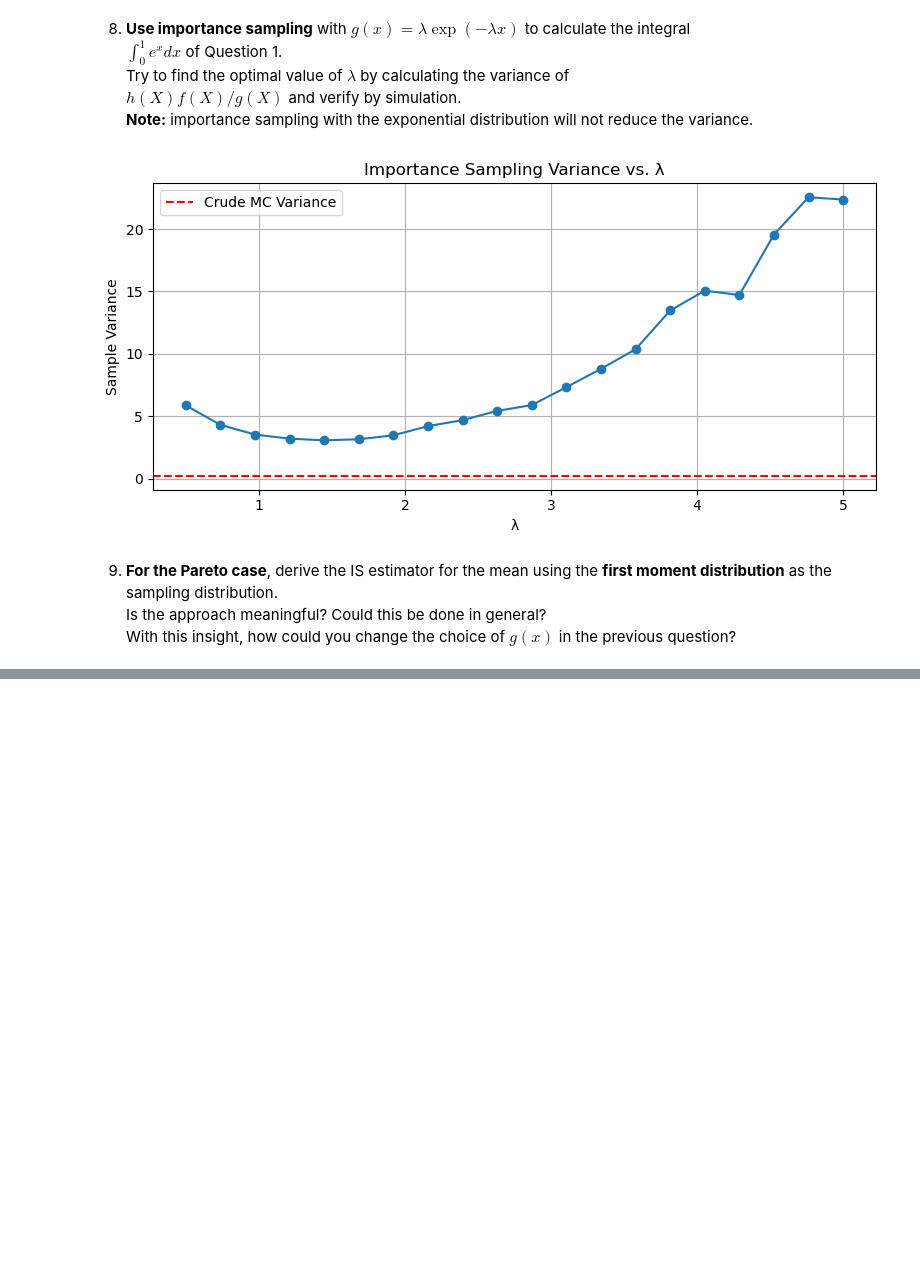
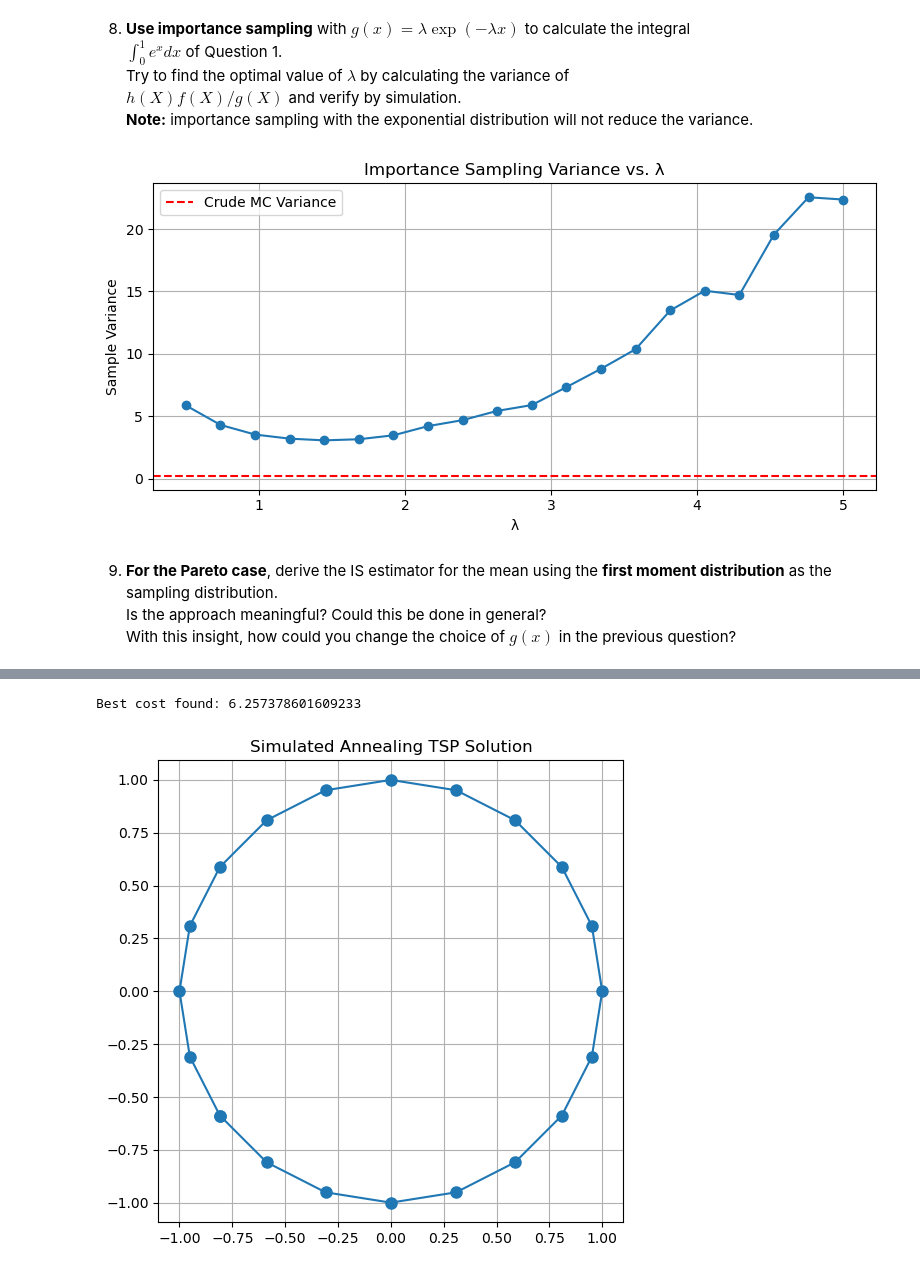
Before and after one commit to rikkeals/Stochastic_Simulation, a Jupyter notebook: Exercises.ipynb, the cells around one changed output, grey strips where cells are left out. Saved outputs shown, nothing was run; the diff lists cells and outputs as text; code cells hidden in the pictures; blank space fills up the shorter version.

```diff
--- a/Exercises.ipynb
+++ b/Exercises.ipynb
@@ -1877,0 +1892,66 @@ plt.show()
+# %%
+import numpy as np
+import matplotlib.pyplot as plt
+from math import sqrt, log
+import random
+
+random.seed(237)
+np.random.seed(237)
+
+
+def euclidean_distance(p1, p2):
+    return np.linalg.norm(p1 - p2)
+
+def total_distance(route, positions):
+    distance = 0
+    for i in range(len(route)):
+        distance += euclidean_distance(positions[route[i]], positions[route[(i + 1) % len(route)]])
+    return distance
+
+def generate_circle_stations(n):
+    angles = np.linspace(0, 2 * np.pi, n, endpoint=False)
+    return np.stack((np.cos(angles), np.sin(angles)), axis=1)
+
+def swap_two(route):
+    i, j = random.sample(range(len(route)), 2)
+    new_route = route.copy()
+    new_route[i], new_route[j] = new_route[j], new_route[i]
+    return new_route
+
+def simulated_annealing(positions, iterations=10000):
+    n = len(positions)
+    current_route = list(np.random.permutation(n))
+    current_cost = total_distance(current_route, positions)
+    best_route, best_cost = current_route[:], current_cost
+
+    for k in range(1, iterations + 1):
+        temperature = 1 / sqrt(1 + k)
+        proposal = swap_two(current_route)
+        proposal_cost = total_distance(proposal, positions)
+        delta = proposal_cost - current_cost
+
+        if delta < 0 or np.random.rand() < np.exp(-delta / temperature):
+            current_route, current_cost = proposal, proposal_cost
+            if current_cost < best_cost:
+                best_route, best_cost = current_route[:], current_cost
+
+    return best_route, best_cost
+
+def plot_route(route, positions):
+    ordered_positions = positions[route + [route[0]]]  # end where it started
+    plt.figure(figsize=(6, 6))
+    plt.plot(ordered_positions[:, 0], ordered_positions[:, 1], 'o-', markersize=8)
+    plt.title('Simulated Annealing TSP Solution')
+    plt.axis('equal')
+    plt.grid(True)
+    plt.show()
+
+# === Run Example ===
+n_stations = 20
+positions = generate_circle_stations(n_stations)
+best_route, best_cost = simulated_annealing(positions, iterations=5000)
+print("Best cost found:", best_cost)
+plot_route(best_route, positions)
+# %% [output]
+Best cost found: 6.257378601609233
+[figure, added]
```
Also changed, not shown: parts of 11 cells of this notebook.
